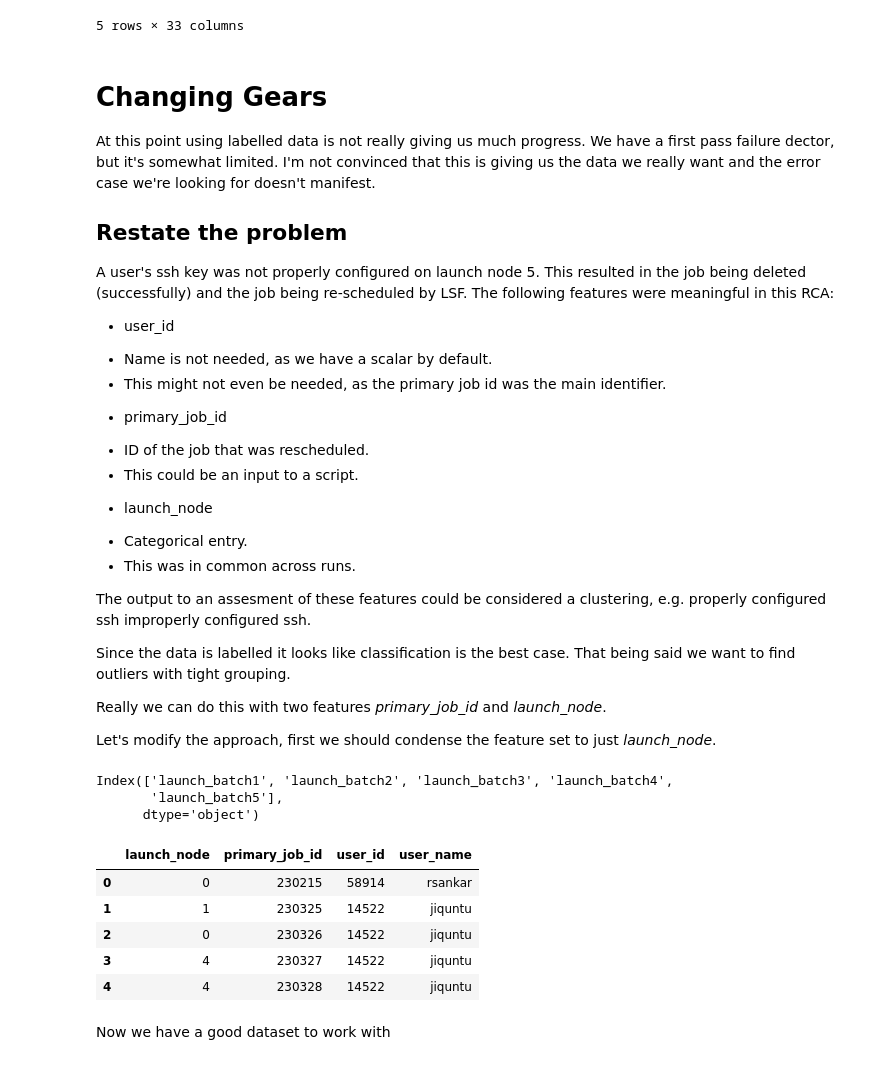
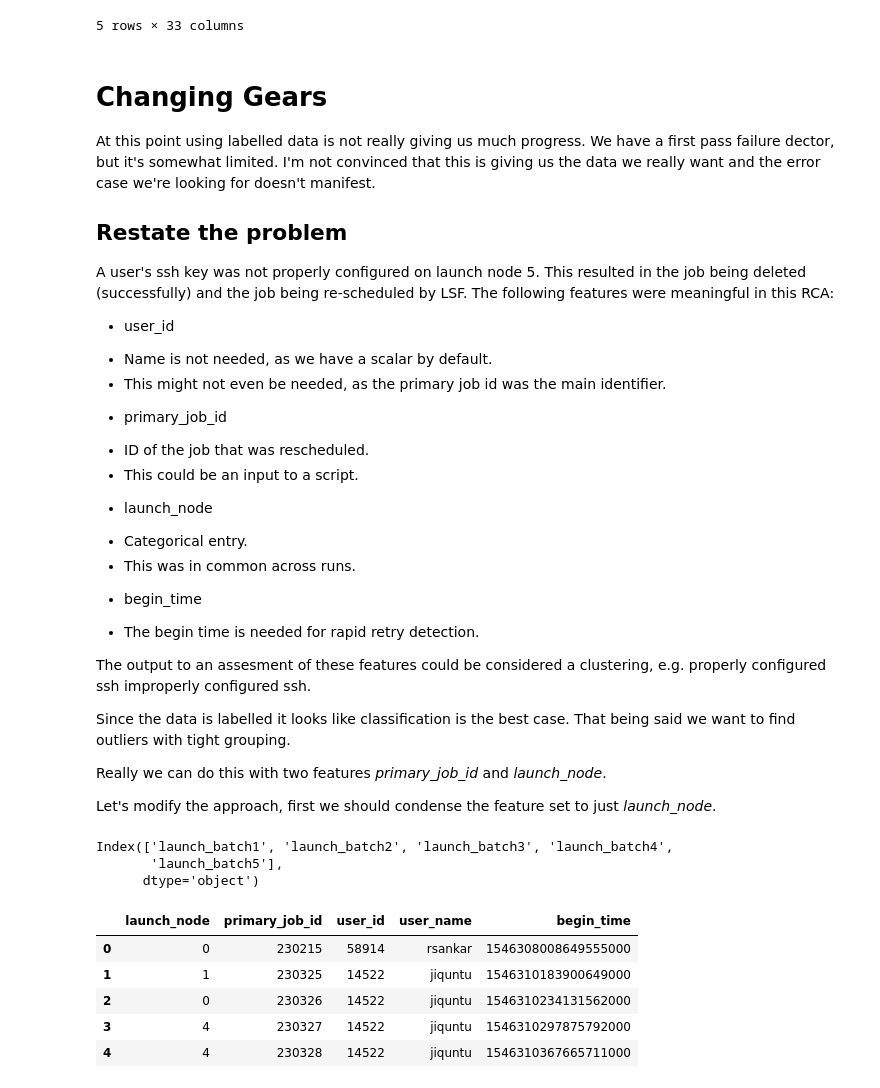
Before and after one commit to mew2057/CAST, a Jupyter notebook: csm_big_data/python3/launch-rca.ipynb, the cells around one changed output. Saved outputs shown, nothing was run; the diff lists cells and outputs as text; code cells hidden in the pictures.

```diff
--- a/csm_big_data/python3/launch-rca.ipynb
+++ b/csm_big_data/python3/launch-rca.ipynb
@@ -297,6 +297,8 @@ A user's ssh key was not properly configured on launch node 5. This resulted in
  * launch_node
   - Categorical entry.
   - This was in common across runs.
+ * begin_time
+  - The begin time is needed for rapid retry detection.
 
 The output to an assesment of these features could be considered a clustering, e.g. properly configured ssh improperly configured ssh.
 
@@ -310,21 +312,19 @@ Let's modify the approach, first we should condense the feature set to just *lau
 # %%
 df_launch =   df_allocation[launch_cols].dot(range(0,len(launch_cols)))
 df_launch.name = "launch_node"
-df_launch = pd.concat([df_launch, df_allocation[["primary_job_id", "user_id", "user_name"]]], axis=1)
+df_launch = pd.concat([df_launch, df_allocation[["primary_job_id", "user_id", "user_name", "begin_time"]]], axis=1)
 print(launch_cols)
 df_launch.head(5)
 # %% [output]
 Index(['launch_batch1', 'launch_batch2', 'launch_batch3', 'launch_batch4',
        'launch_batch5'],
       dtype='object')
-|  | launch_node | primary_job_id | user_id | user_name |
-| 0 | 0 | 230215 | 58914 | rsankar |
-| 1 | 1 | 230325 | 14522 | jiquntu |
-| 2 | 0 | 230326 | 14522 | jiquntu |
-| 3 | 4 | 230327 | 14522 | jiquntu |
-| 4 | 4 | 230328 | 14522 | jiquntu |
+|  | launch_node | primary_job_id | user_id | user_name | begin_time |
+| 0 | 0 | 230215 | 58914 | rsankar | 1546308008649555000 |
+| 1 | 1 | 230325 | 14522 | jiquntu | 1546310183900649000 |
+| 2 | 0 | 230326 | 14522 | jiquntu | 1546310234131562000 |
+| 3 | 4 | 230327 | 14522 | jiquntu | 1546310297875792000 |
+| 4 | 4 | 230328 | 14522 | jiquntu | 1546310367665711000 |
-# %% [markdown]
-Now we have a good dataset to work with
 # %%
 counts=df_launch["primary_job_id"].value_counts()
 bad_jobs=counts[counts>5].keys()
```
Also changed, not shown: parts of 5 cells of this notebook, 2 other files.
